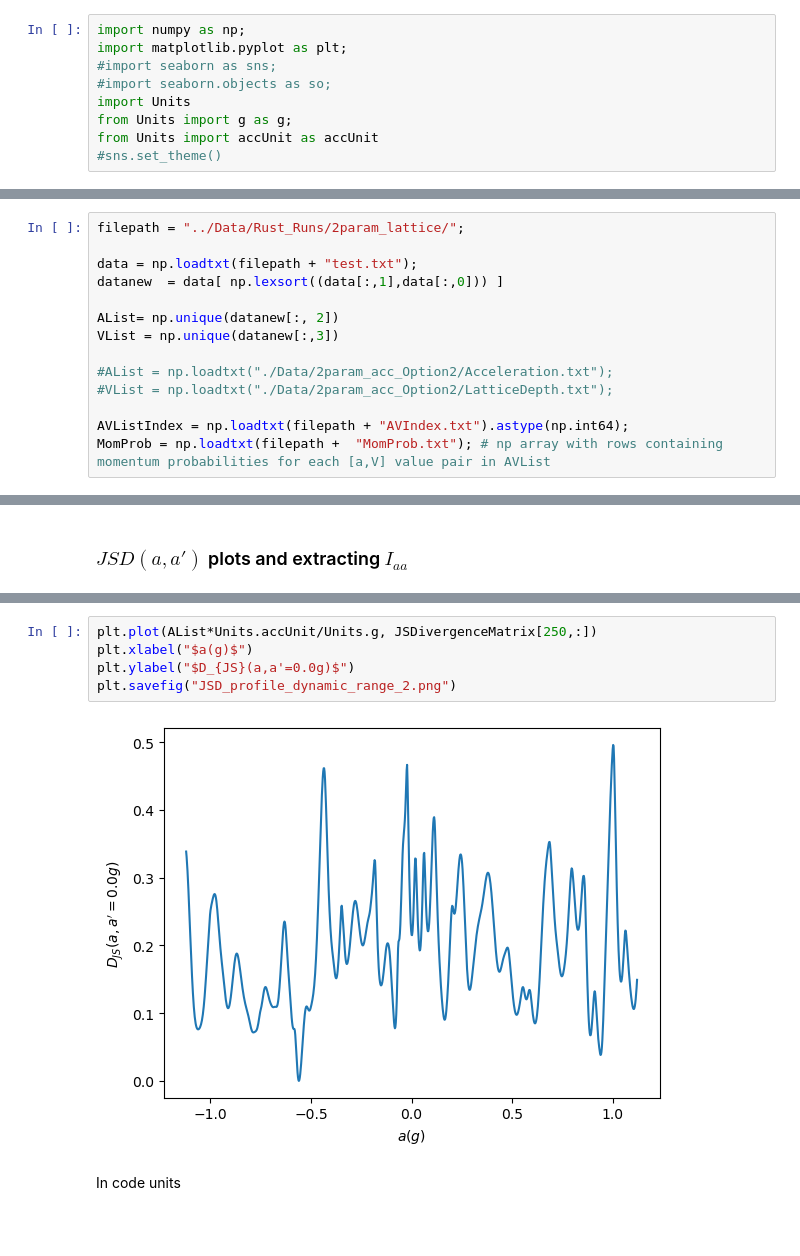
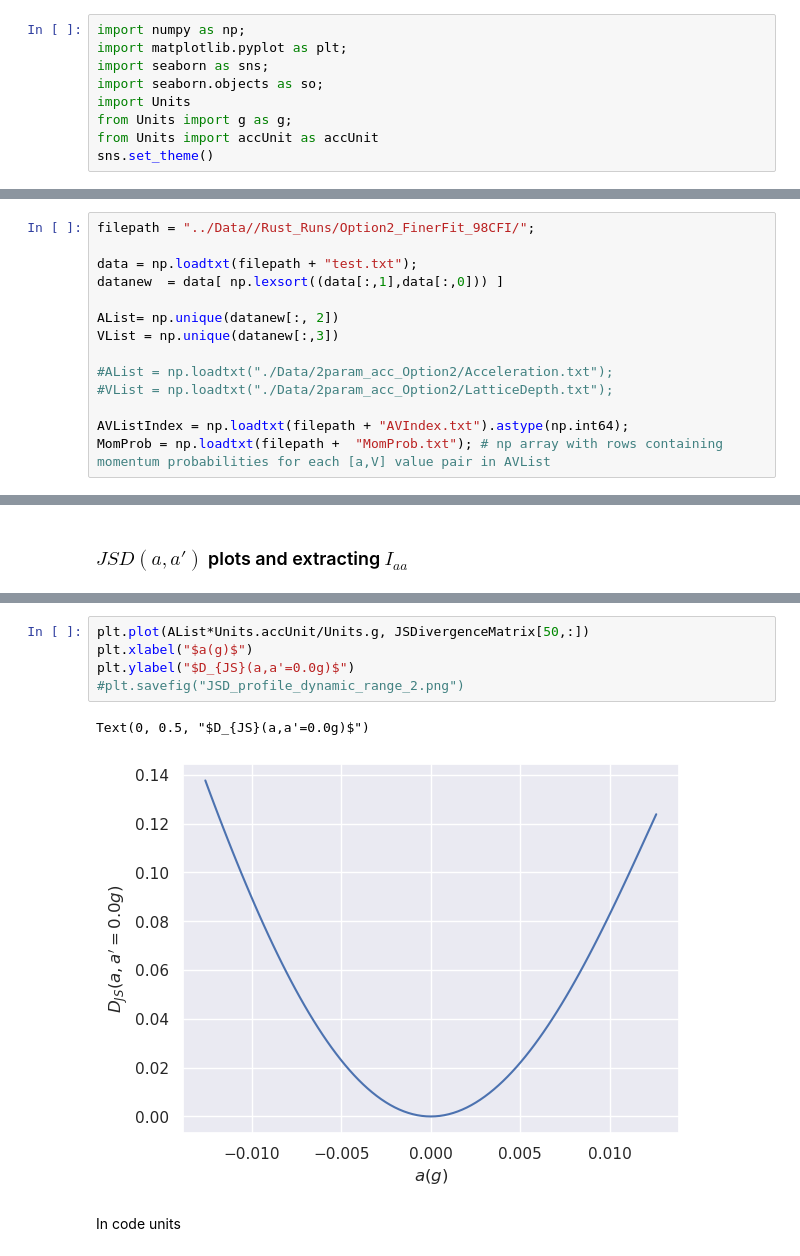
Before and after one commit to rootware/lattice_evolution, a Jupyter notebook: Python/JSD Plots.ipynb, the cells around one changed output, grey strips where cells are left out. Cells and saved outputs as stored; diff of their text form; blank space fills up the shorter version.

```diff
--- a/Python/JSD Plots.ipynb
+++ b/Python/JSD Plots.ipynb
@@ -3,12 +3,12 @@
 # %%
 import numpy as np;
 import matplotlib.pyplot as plt;
-#import seaborn as sns;
-#import seaborn.objects as so;
+import seaborn as sns;
+import seaborn.objects as so;
 import Units
 from Units import g as g;
 from Units import accUnit as accUnit
-#sns.set_theme()
+sns.set_theme()
 # %% [markdown]
 Reformatting test.txt as separate files. Not always needed, were designed this way for comparison to C++ output files.
 # %%
@@ -21,7 +21,7 @@ MomProb=datanew[:,4:] #may depend on file, please check
 # %% [markdown]
 Data imports
 # %%
-filepath = "../Data/Rust_Runs/2param_lattice/";
+filepath = "../Data//Rust_Runs/Option2_FinerFit_98CFI/";
 
 data = np.loadtxt(filepath + "test.txt");
 datanew  = data[ np.lexsort((data[:,1],data[:,0])) ]
@@ -166,10 +166,11 @@ plt.savefig("JS_acc.png")
 # %%
-plt.plot(AList*Units.accUnit/Units.g, JSDivergenceMatrix[250,:])
+plt.plot(AList*Units.accUnit/Units.g, JSDivergenceMatrix[50,:])
 plt.xlabel("$a(g)$")
 plt.ylabel("$D_{JS}(a,a'=0.0g)$")
-plt.savefig("JSD_profile_dynamic_range_2.png")
+#plt.savefig("JSD_profile_dynamic_range_2.png")
 # %% [output]
+Text(0, 0.5, "$D_{JS}(a,a'=0.0g)$")
-[figure, old version]
+[figure, new version]
 # %% [markdown]
 In code units
 # %%
```
Also changed, not shown: parts of 10 cells of this notebook, 4 other files.
